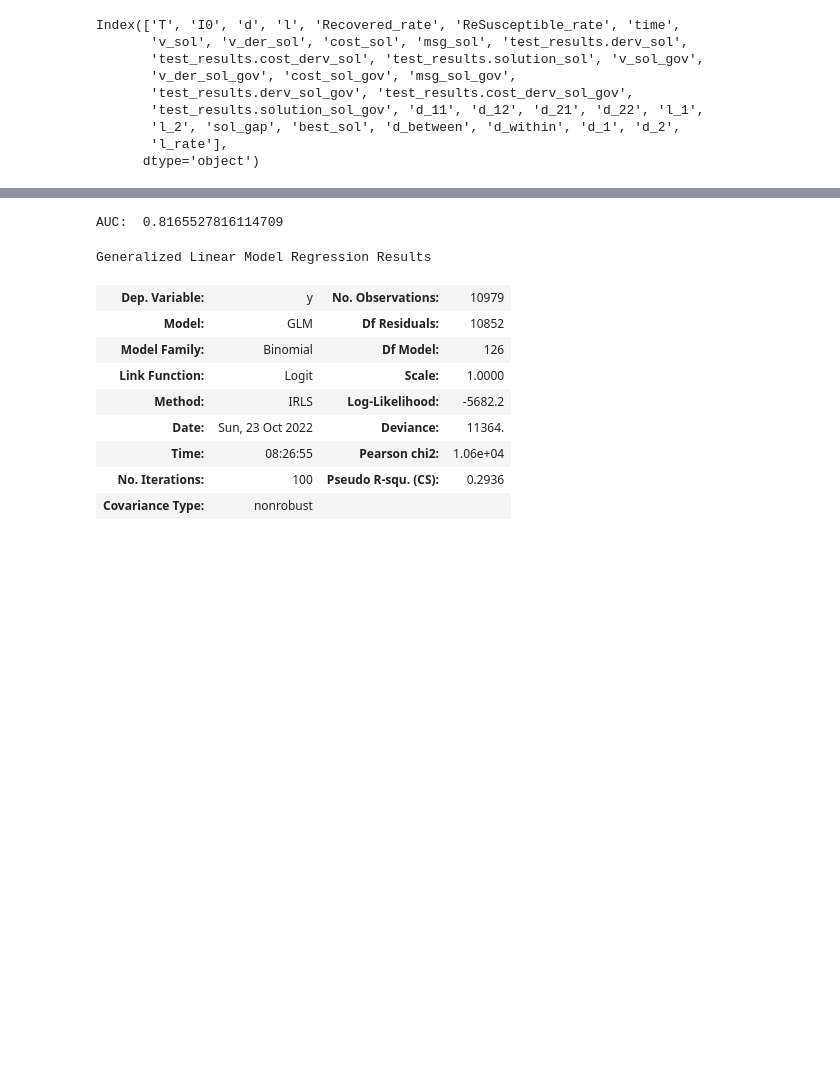
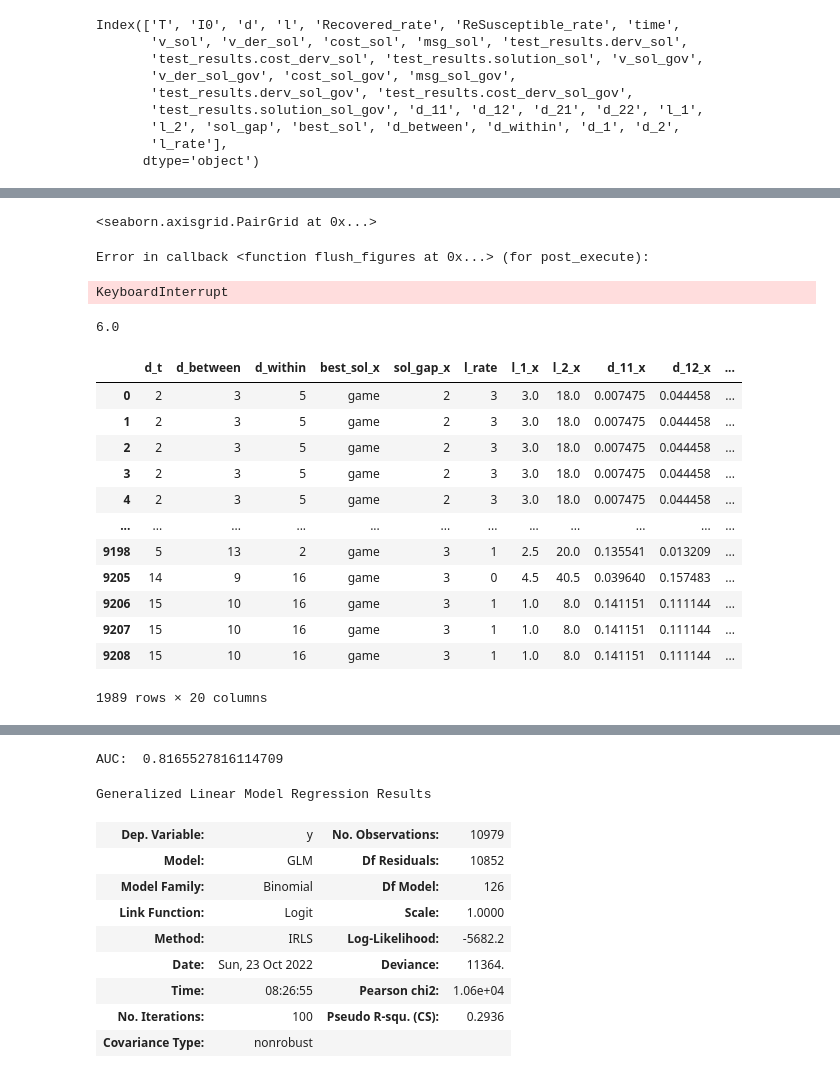
Before and after one commit to daniel-ablin/Thesis, a Jupyter notebook: test analysis.ipynb, the cells around one changed output, grey strips where cells are left out. Cells and saved outputs as stored; diff of their text form; code cells hidden in the pictures; blank space fills up the shorter version.

```diff
--- a/test analysis.ipynb
+++ b/test analysis.ipynb
@@ -71 +205,30 @@ Index(['T', 'I0', 'd', 'l', 'Recovered_rate', 'ReSusceptible_rate', 'time',
+# %%
+columns = ['d_t', 'd_between', 'd_within', 'best_sol', 'sol_gap', 'l_rate']
+sns.pairplot(base[columns], hue='best_sol')
+# %% [output]
+<seaborn.axisgrid.PairGrid at 0x...>
+Error in callback <function flush_figures at 0x...> (for post_execute):
+KeyboardInterrupt
+# %%
+18/3
+# %% [output]
+6.0
+# %%
+columns = ['d_t', 'd_between', 'd_within', 'best_sol', 'sol_gap', 'l_rate', 'l_1', 'l_2', 'd_11', 'd_12', 'd_21', 'd_22']
+test = base_cat[columns].query('best_sol == "game"').merge(base_cat[columns].query('best_sol == "gov"'), on=['d_t', 'd_between', 'd_within', 'l_rate'])
+test.query('d_12_x < d_21_x & d_12_y > d_21_y')
+# %% [output]
+|  | d_t | d_between | d_within | best_sol_x | sol_gap_x | l_rate | l_1_x | l_2_x | d_11_x | d_12_x | ... |
+| 0 | 2 | 3 | 5 | game | 2 | 3 | 3.0 | 18.0 | 0.007475 | 0.044458 | ... |
+| 1 | 2 | 3 | 5 | game | 2 | 3 | 3.0 | 18.0 | 0.007475 | 0.044458 | ... |
+| 2 | 2 | 3 | 5 | game | 2 | 3 | 3.0 | 18.0 | 0.007475 | 0.044458 | ... |
+| 3 | 2 | 3 | 5 | game | 2 | 3 | 3.0 | 18.0 | 0.007475 | 0.044458 | ... |
+| 4 | 2 | 3 | 5 | game | 2 | 3 | 3.0 | 18.0 | 0.007475 | 0.044458 | ... |
+| ... | ... | ... | ... | ... | ... | ... | ... | ... | ... | ... | ... |
+| 9198 | 5 | 13 | 2 | game | 3 | 1 | 2.5 | 20.0 | 0.135541 | 0.013209 | ... |
+| 9205 | 14 | 9 | 16 | game | 3 | 0 | 4.5 | 40.5 | 0.039640 | 0.157483 | ... |
+| 9206 | 15 | 10 | 16 | game | 3 | 1 | 1.0 | 8.0 | 0.141151 | 0.111144 | ... |
+| 9207 | 15 | 10 | 16 | game | 3 | 1 | 1.0 | 8.0 | 0.141151 | 0.111144 | ... |
+| 9208 | 15 | 10 | 16 | game | 3 | 1 | 1.0 | 8.0 | 0.141151 | 0.111144 | ... |
+1989 rows × 20 columns
 # %%
```
Also changed, not shown: parts of 26 cells of this notebook, 3 other files.
